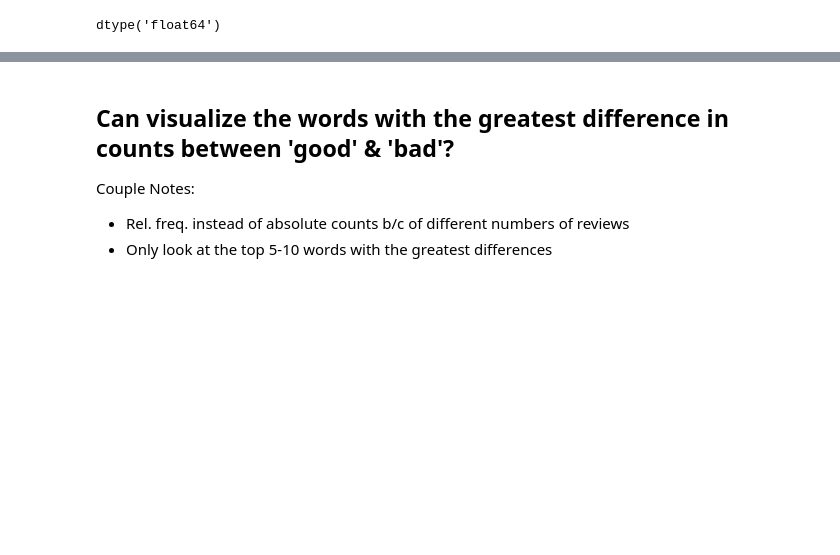
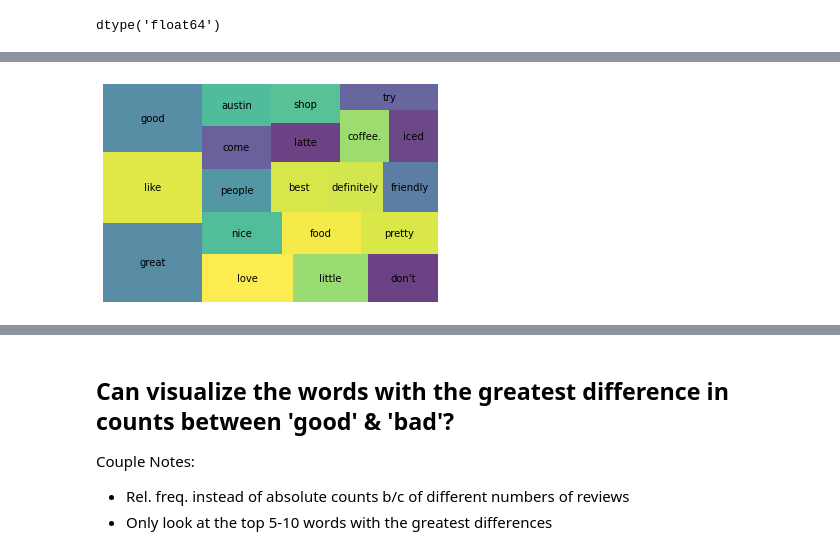
Before and after one commit to AmyBeisel/DS-Unit-4-Sprint-1-NLP, a Jupyter notebook: module1-text-data/LS_DS_411_Text_Data_Assignment.ipynb, the cells around one changed output, grey strips where cells are left out. Saved outputs shown, nothing was run; the diff lists cells and outputs as text; code cells hidden in the pictures; blank space fills up the shorter version.

```diff
--- a/module1-text-data/LS_DS_411_Text_Data_Assignment.ipynb
+++ b/module1-text-data/LS_DS_411_Text_Data_Assignment.ipynb
@@ -121,0 +433,14 @@ shops.head()
+# %%
+STOP_WORDS = nlp.Defaults.stop_words.union([' ',"it's", '1', "i've", 'coffee', 'got', "place", "i'm", 'time', 'check-in', '-'])
+
+tokens = []
+for doc in tokenizer.pipe(shops['text_review'], batch_size=500):
+    doc_tokens = []
+    for token in doc:
+        if token.text.lower() not in STOP_WORDS:
+            doc_tokens.append(token.text.lower())
+    tokens.append(doc_tokens)
+
+shops['tokens'] = tokens
+wc = count(shops['tokens'])
+wc.head()
@@ -121,0 +454,9 @@ shops.head()
+# %%
+# Visualize again
+wc_top20 = wc[wc['rank'] <= 20]
+
+squarify.plot(sizes=wc_top20['pct_total'], label=wc_top20['word'], alpha=.8 )
+plt.axis('off')
+plt.show()
+# %% [output]
+[figure, added]
```
Also changed, not shown: parts of 46 cells of this notebook.
